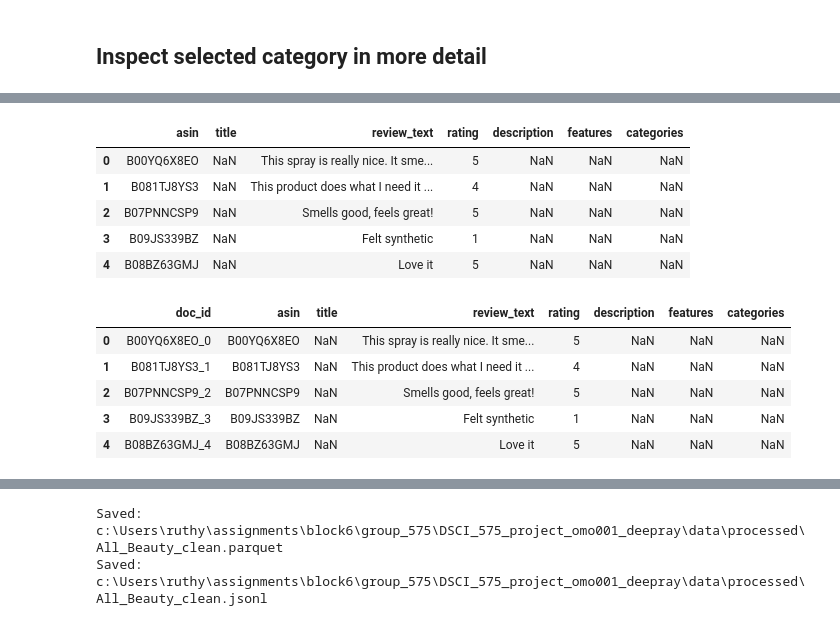
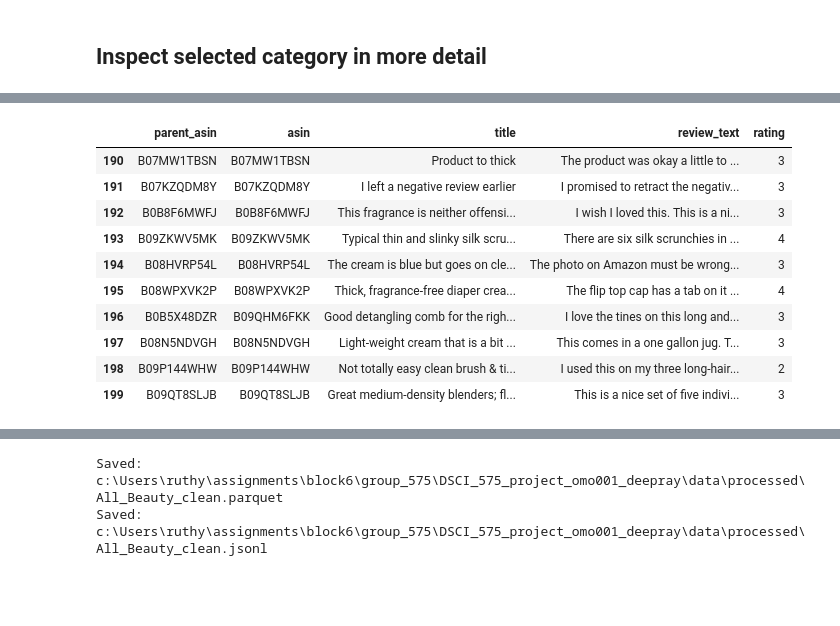
Before and after one commit to Omo6969/hybrid-rag-review-assistant, a Jupyter notebook: notebooks/milestone1_exploration.ipynb, the cells around one changed output, grey strips where cells are left out. Drawn from its saved outputs; the diff is of its cells as text; code cells hidden in the pictures; blank space fills up the shorter version.

```diff
--- a/notebooks/milestone1_exploration.ipynb
+++ b/notebooks/milestone1_exploration.ipynb
@@ -389,44 +452,25 @@ For this project:
-# %%
-def first_existing(df: pd.DataFrame, candidates: list[str], default=""):
-    for col in candidates:
-        if col in df.columns:
-            return df[col]
-    return pd.Series([default] * len(df), index=df.index)
-
-retrieval_df = pd.DataFrame({
-    "asin": first_existing(merged_df, ["asin", "parent_asin"], default=""),
-    "title": first_existing(merged_df, ["title_meta", "title", "title_review"], default=""),
-    "review_text": first_existing(merged_df, ["text", "review_text", "text_review"], default=""),
-    "rating": first_existing(merged_df, ["rating", "overall"], default=0),
-    "description": first_existing(merged_df, ["description", "description_meta"], default=""),
-    "features": first_existing(merged_df, ["features", "features_meta"], default=""),
-    "categories": first_existing(merged_df, ["categories", "categories_meta"], default="")
-})
-
-retrieval_df.head()
-# %% [output]
-|  | asin | title | review_text | rating | description | features | categories |
-| 0 | B00YQ6X8EO | NaN | This spray is really nice. It sme... | 5 | NaN | NaN | NaN |
-| 1 | B081TJ8YS3 | NaN | This product does what I need it ... | 4 | NaN | NaN | NaN |
-| 2 | B07PNNCSP9 | NaN | Smells good, feels great! | 5 | NaN | NaN | NaN |
-| 3 | B09JS339BZ | NaN | Felt synthetic | 1 | NaN | NaN | NaN |
-| 4 | B08BZ63GMJ | NaN | Love it | 5 | NaN | NaN | NaN |
 # %%
-retrieval_df["doc_id"] = (
-    retrieval_df["asin"].astype(str).fillna("")
-    + "_"
-    + retrieval_df.index.astype(str)
-)
-
-retrieval_df = retrieval_df[
-    ["doc_id", "asin", "title", "review_text", "rating", "description", "features", "categories"]
-].copy()
-
-retrieval_df.head()
+# Build a compact retrieval table with review text as the core content
+# and metadata as optional enrichment.
+retrieval_df = pd.DataFrame({
+    "parent_asin": merged_df["parent_asin"],
+    "asin": merged_df["asin"],
+    "title": merged_df["title_review"],
+    "review_text": merged_df["text"],
+    "rating": merged_df["rating"],
+})
-# %% [output]
-|  | doc_id | asin | title | review_text | rating | description | features | categories |
-| 0 | B00YQ6X8EO_0 | B00YQ6X8EO | NaN | This spray is really nice. It sme... | 5 | NaN | NaN | NaN |
-| 1 | B081TJ8YS3_1 | B081TJ8YS3 | NaN | This product does what I need it ... | 4 | NaN | NaN | NaN |
-| 2 | B07PNNCSP9_2 | B07PNNCSP9 | NaN | Smells good, feels great! | 5 | NaN | NaN | NaN |
-| 3 | B09JS339BZ_3 | B09JS339BZ | NaN | Felt synthetic | 1 | NaN | NaN | NaN |
-| 4 | B08BZ63GMJ_4 | B08BZ63GMJ | NaN | Love it | 5 | NaN | NaN | NaN |
+# %%
+
+retrieval_df.tail(10)
+# %% [output]
+|  | parent_asin | asin | title | review_text | rating |
+| 190 | B07MW1TBSN | B07MW1TBSN | Product to thick | The product was okay a little to ... | 3 |
+| 191 | B07KZQDM8Y | B07KZQDM8Y | I left a negative review earlier | I promised to retract the negativ... | 3 |
+| 192 | B0B8F6MWFJ | B0B8F6MWFJ | This fragrance is neither offensi... | I wish I loved this. This is a ni... | 3 |
+| 193 | B09ZKWV5MK | B09ZKWV5MK | Typical thin and slinky silk scru... | There are six silk scrunchies in ... | 4 |
+| 194 | B08HVRP54L | B08HVRP54L | The cream is blue but goes on cle... | The photo on Amazon must be wrong... | 3 |
+| 195 | B08WPXVK2P | B08WPXVK2P | Thick, fragrance-free diaper crea... | The flip top cap has a tab on it ... | 4 |
+| 196 | B0B5X48DZR | B09QHM6FKK | Good detangling comb for the righ... | I love the tines on this long and... | 3 |
+| 197 | B08N5NDVGH | B08N5NDVGH | Light-weight cream that is a bit ... | This comes in a one gallon jug. T... | 3 |
+| 198 | B09P144WHW | B09P144WHW | Not totally easy clean brush & ti... | I used this on my three long-hair... | 2 |
+| 199 | B09QT8SLJB | B09QT8SLJB | Great medium-density blenders; fl... | This is a nice set of five indivi... | 3 |
```
Also changed, not shown: parts of 39 cells of this notebook.
